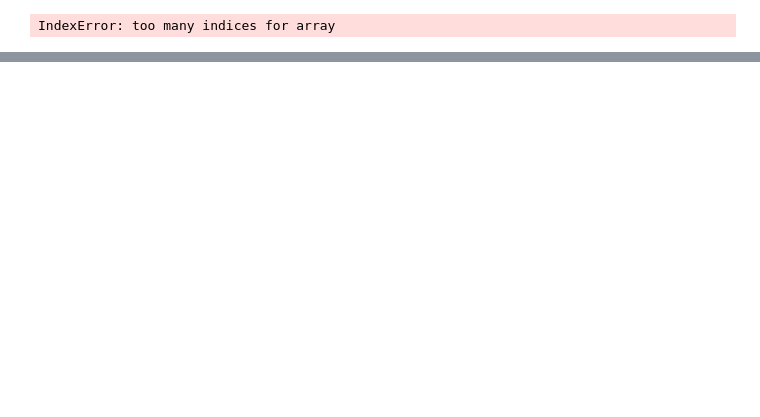
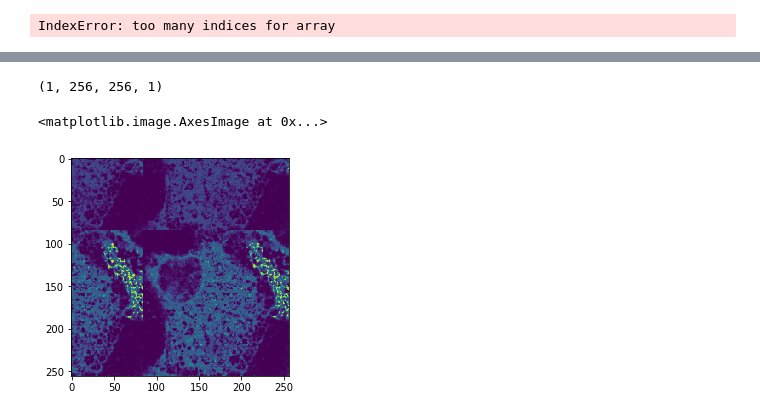
Before and after one commit to AnamikaAg/ECE228proj, a Jupyter notebook: unet_ER.ipynb, the cells around one changed output, grey strips where cells are left out. Drawn from its saved outputs; the diff is of its cells as text; code cells hidden in the pictures; blank space fills up the shorter version.

```diff
--- a/unet_ER.ipynb
+++ b/unet_ER.ipynb
@@ -134,0 +178,14 @@ IndexError: too many indices for array
+# %%
+import matplotlib.pyplot as plt
+I = plt.imread("/home/anamika/ECE228/ECE228proj/untreated_006_colorized.tif")
+I = I[256:,256:,2]
+I = I.reshape(1,I.shape[0], I.shape[1],1)
+# %%
+np.shape(I)
+# %% [output]
+(1, 256, 256, 1)
+# %%
+plt.imshow(np.squeeze(I))
+# %% [output]
+<matplotlib.image.AxesImage at 0x...>
+[figure, added]
```
Also changed, not shown: parts of 8 cells of this notebook.
